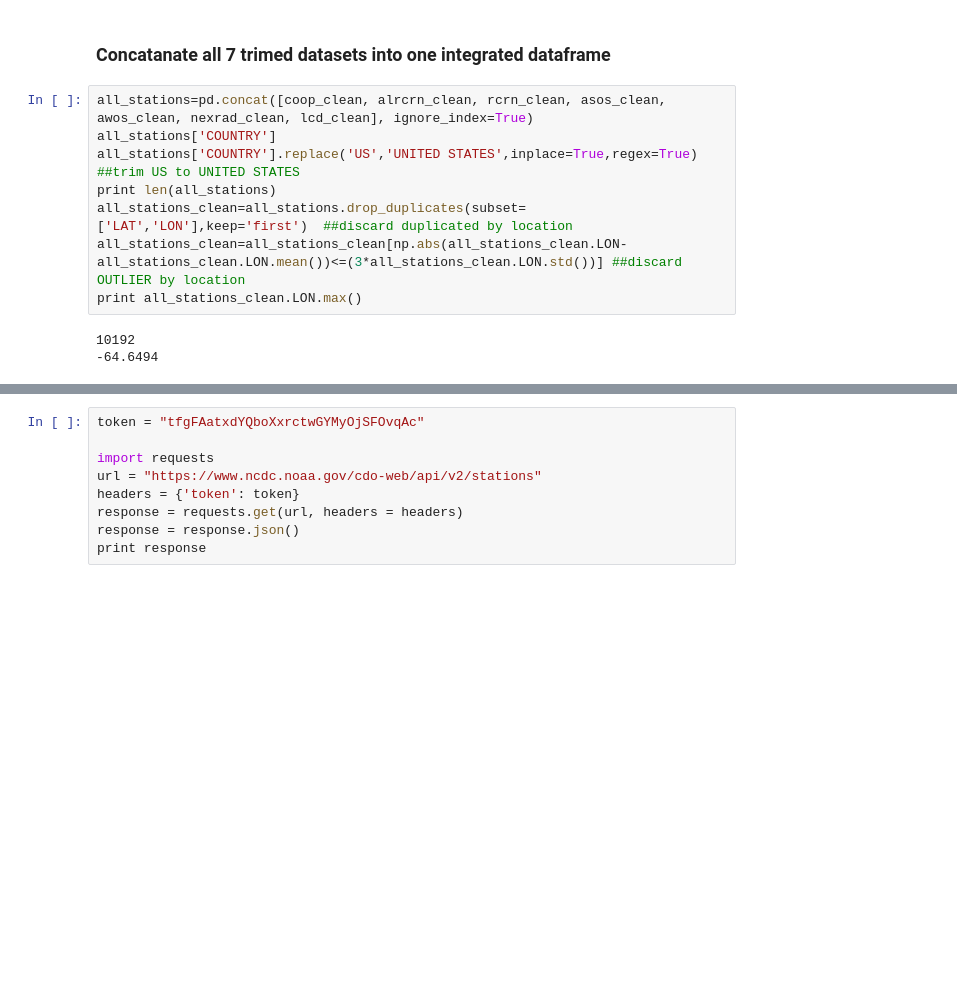
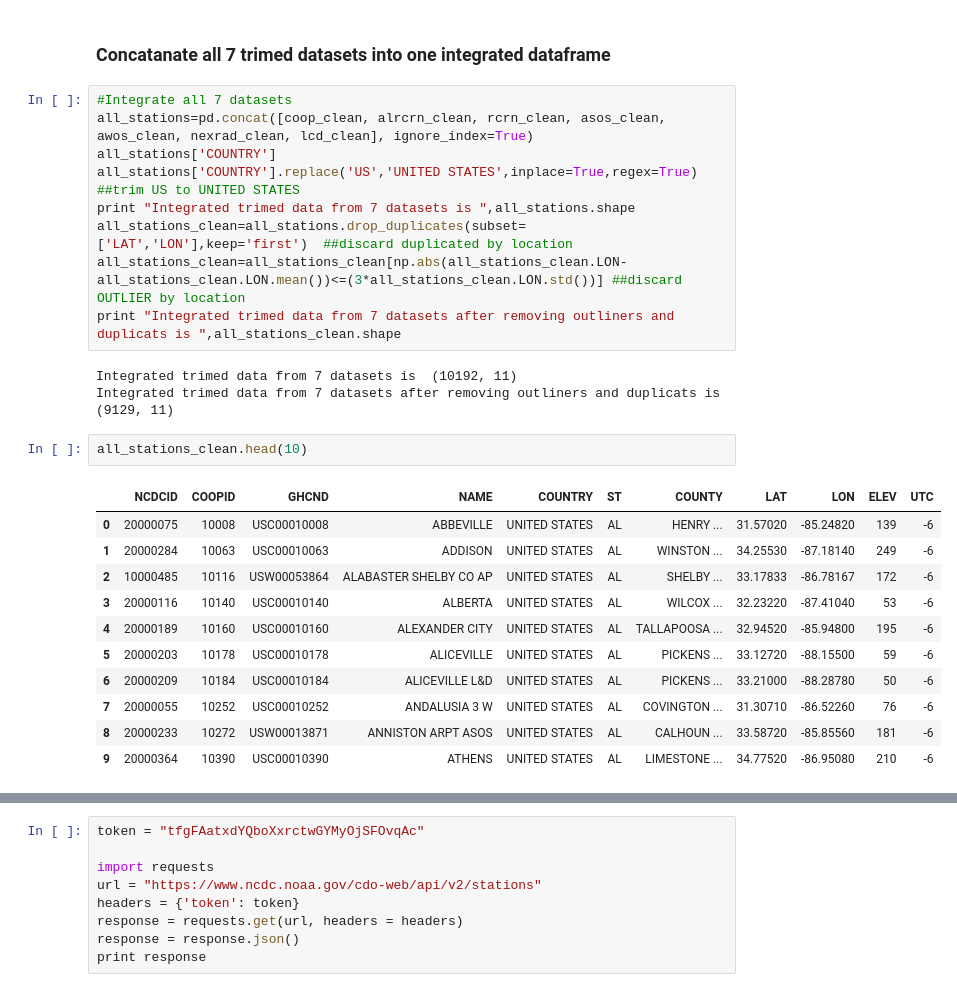
Before and after one commit to ShawnHouCHN/Advanced-Project-in-Digital-Media-Engineering-E17, a Jupyter notebook: notebooks/USA climatological station data parser.ipynb, the cells around one changed output, grey strips where cells are left out. Drawn from its saved outputs; the diff is of its cells as text; blank space fills up the shorter version.

```diff
--- a/notebooks/USA climatological station data parser.ipynb
+++ b/notebooks/USA climatological station data parser.ipynb
@@ -163,13 +171,28 @@ See the caveats in the documentation: http://pandas.pydata.org/pandas-docs/stabl
 # %% [markdown]
 ### Concatanate all 7 trimed datasets into one integrated dataframe
 # %%
+#Integrate all 7 datasets
 all_stations=pd.concat([coop_clean, alrcrn_clean, rcrn_clean, asos_clean, awos_clean, nexrad_clean, lcd_clean], ignore_index=True)
 all_stations['COUNTRY']
 all_stations['COUNTRY'].replace('US','UNITED STATES',inplace=True,regex=True) ##trim US to UNITED STATES
-print len(all_stations)
+print "Integrated trimed data from 7 datasets is ",all_stations.shape
 all_stations_clean=all_stations.drop_duplicates(subset=['LAT','LON'],keep='first')  ##discard duplicated by location
 all_stations_clean=all_stations_clean[np.abs(all_stations_clean.LON-all_stations_clean.LON.mean())<=(3*all_stations_clean.LON.std())] ##discard OUTLIER by location
-print all_stations_clean.LON.max()
+print "Integrated trimed data from 7 datasets after removing outliners and duplicats is ",all_stations_clean.shape
 # %% [output]
-10192
--64.6494
+Integrated trimed data from 7 datasets is  (10192, 11)
+Integrated trimed data from 7 datasets after removing outliners and duplicats is  (9129, 11)
+# %%
+all_stations_clean.head(10)
+# %% [output]
+|  | NCDCID | COOPID | GHCND | NAME | COUNTRY | ST | COUNTY | LAT | LON | ELEV | UTC |
+| 0 | 20000075 | 10008 | USC00010008 | ABBEVILLE | UNITED STATES | AL | HENRY ... | 31.57020 | -85.24820 | 139 | -6 |
+| 1 | 20000284 | 10063 | USC00010063 | ADDISON | UNITED STATES | AL | WINSTON ... | 34.25530 | -87.18140 | 249 | -6 |
+| 2 | 10000485 | 10116 | USW00053864 | ALABASTER SHELBY CO AP | UNITED STATES | AL | SHELBY ... | 33.17833 | -86.78167 | 172 | -6 |
+| 3 | 20000116 | 10140 | USC00010140 | ALBERTA | UNITED STATES | AL | WILCOX ... | 32.23220 | -87.41040 | 53 | -6 |
+| 4 | 20000189 | 10160 | USC00010160 | ALEXANDER CITY | UNITED STATES | AL | TALLAPOOSA ... | 32.94520 | -85.94800 | 195 | -6 |
+| 5 | 20000203 | 10178 | USC00010178 | ALICEVILLE | UNITED STATES | AL | PICKENS ... | 33.12720 | -88.15500 | 59 | -6 |
+| 6 | 20000209 | 10184 | USC00010184 | ALICEVILLE L&D | UNITED STATES | AL | PICKENS ... | 33.21000 | -88.28780 | 50 | -6 |
+| 7 | 20000055 | 10252 | USC00010252 | ANDALUSIA 3 W | UNITED STATES | AL | COVINGTON ... | 31.30710 | -86.52260 | 76 | -6 |
+| 8 | 20000233 | 10272 | USW00013871 | ANNISTON ARPT ASOS | UNITED STATES | AL | CALHOUN ... | 33.58720 | -85.85560 | 181 | -6 |
+| 9 | 20000364 | 10390 | USC00010390 | ATHENS | UNITED STATES | AL | LIMESTONE ... | 34.77520 | -86.95080 | 210 | -6 |
```
Also changed, not shown: parts of 7 cells of this notebook.
